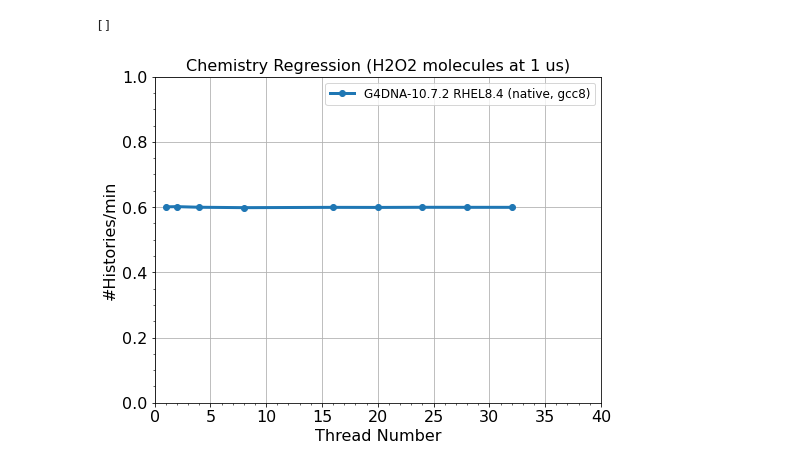
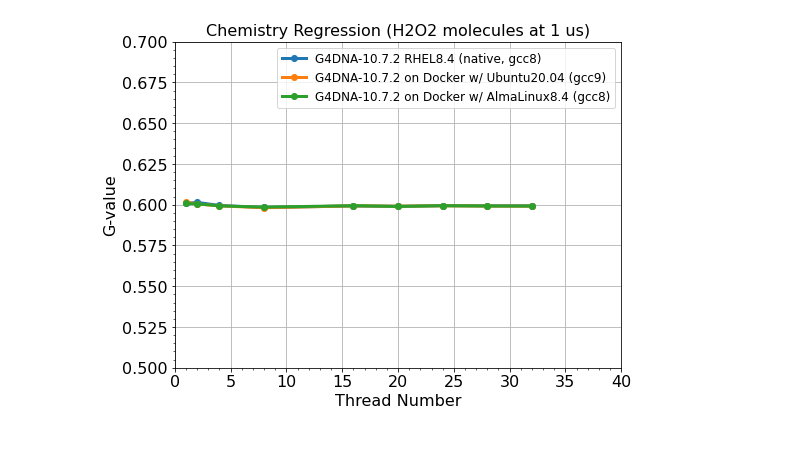
Before and after one commit to shogo0416/g4dna-bench, a Jupyter notebook: notebook/performance-plot.ipynb, the cells around one changed output. Cells and saved outputs as stored; diff of their text form; code cells hidden in the pictures.

```diff
--- a/notebook/performance-plot.ipynb
+++ b/notebook/performance-plot.ipynb
@@ -11,10 +11,12 @@ from matplotlib.backends.backend_pdf import PdfPages
 #==================================================================================================
 
 PLOT_TITLE    = 'Benchmark for Geant4-DNA on AMD EPYC (Milan)'
-PDF_FILE_NAME = 'plot-AMD-alma.pdf'
+PDF_FILE_NAME = 'plot-AMD.pdf'
 
 SIM_DATA = [
     {'dir': 'native', 'label': 'G4DNA-10.7.2 RHEL8.4 (native, gcc8)'},
+    {'dir': 'ubuntu20.04-gcc9', 'label': 'G4DNA-10.7.2 on Docker w/ Ubuntu20.04 (gcc9)'},
+    {'dir': 'alma8-gcc8', 'label': 'G4DNA-10.7.2 on Docker w/ AlmaLinux8.4 (gcc8)'},
 ]
 
 #==================================================================================================
@@ -83,7 +85,6 @@ plt.grid()
 plt.plot()
 
 # save as a PDF file
-pp = PdfPages(PDF_FILE_NAME)
-pp.savefig(fig)
-pp.close()
+pdf = PdfPages(PDF_FILE_NAME)
+pdf.savefig(fig)
 # %% [output]
@@ -191,20 +197,22 @@ plt.plot()
 # %%
 fig = plt.figure(figsize=(8,6))
 plt.title("Chemistry Regression (H2O2 molecules at 1 us)", fontsize=16)
 
 for x in SIM_DATA:
     df = gvalue(x['dir'], 'H2O2')
     plt.plot(df['ThreadNum'], df['GValEnd'], marker='o', linewidth=3.0, label=x['label'])
 
 plt.xlabel("Thread Number", fontsize=16)
-plt.ylabel("#Histories/min", fontsize=16)
+plt.ylabel("G-value", fontsize=16)
 plt.xlim(0, 40)
-plt.ylim(0, 1)
+plt.ylim(0.5, 0.7)
 plt.tick_params(labelsize=16)
 plt.minorticks_on()
 plt.legend(fontsize=12)
 plt.grid()
 plt.plot()
+
+pdf.savefig(fig)
+pdf.close()
 # %% [output]
-[]
-[figure, old version]
+[figure, new version]
```
Also changed, not shown: parts of 6 cells of this notebook.
